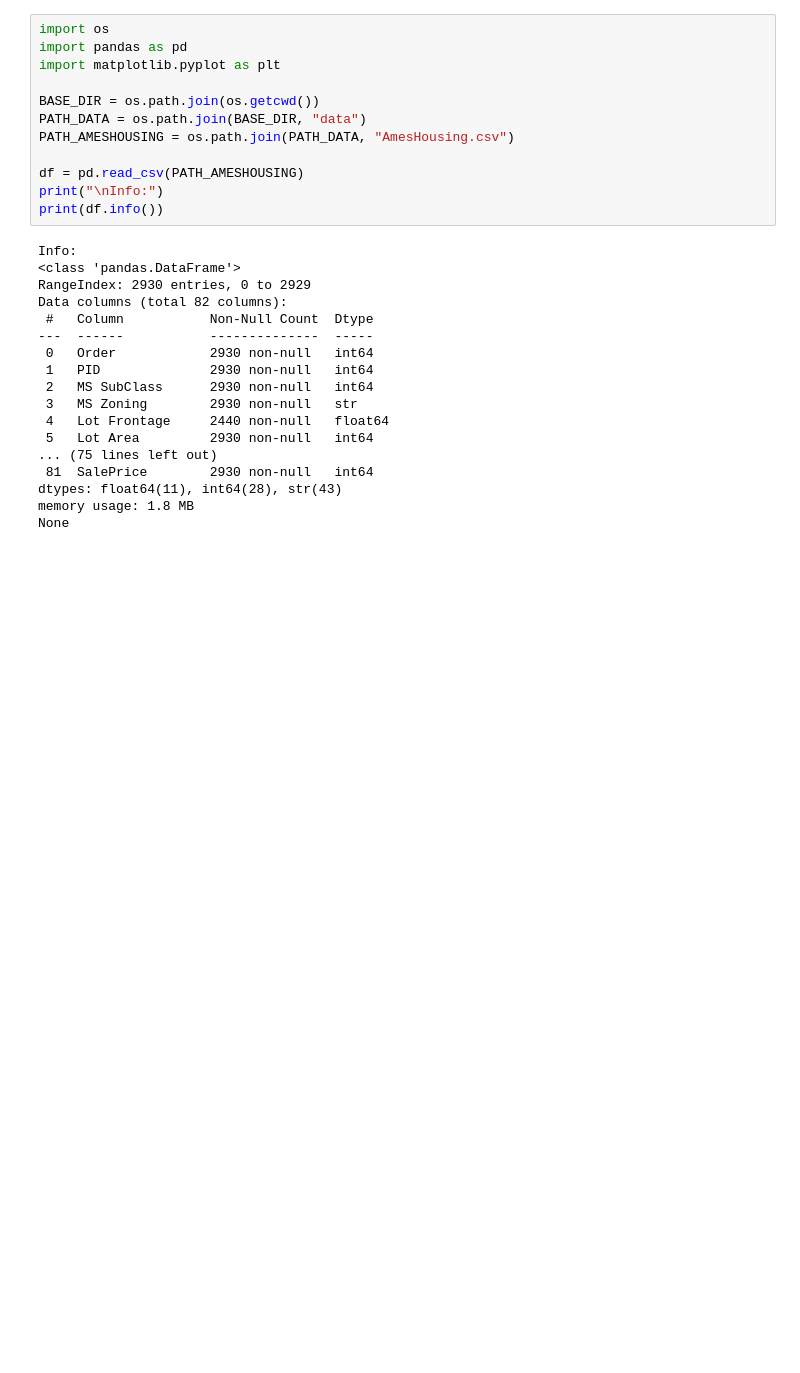
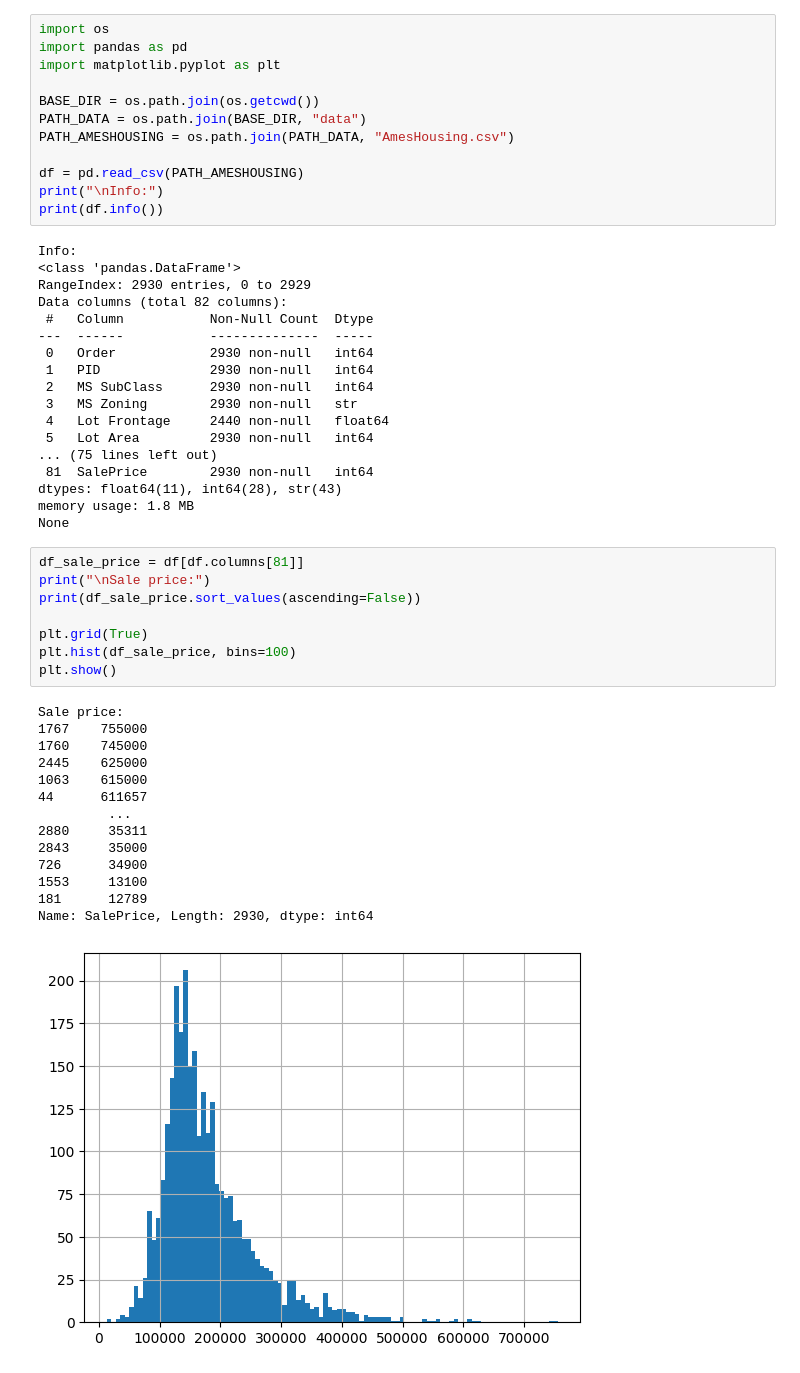
Before and after one commit to grunergutt/IE500618Assignment1, a Jupyter notebook: main.ipynb, the cells around one changed output. Saved outputs shown, nothing was run; the diff lists cells and outputs as text; blank space fills up the shorter version.

Commit message:
sale price and yr built

```diff
--- a/main.ipynb
+++ b/main.ipynb
@@ -28,3 +28,26 @@ Data columns (total 82 columns):
 dtypes: float64(11), int64(28), str(43)
 memory usage: 1.8 MB
 None
+# %%
+df_sale_price = df[df.columns[81]]
+print("\nSale price:")
+print(df_sale_price.sort_values(ascending=False))
+
+plt.grid(True)
+plt.hist(df_sale_price, bins=100)
+plt.show()
+# %% [output]
+Sale price:
+1767    755000
+1760    745000
+2445    625000
+1063    615000
+44      611657
+         ...
+2880     35311
+2843     35000
+726      34900
+1553     13100
+181      12789
+Name: SalePrice, Length: 2930, dtype: int64
+[figure, added]
```
Also changed, not shown: parts of 2 cells of this notebook.
